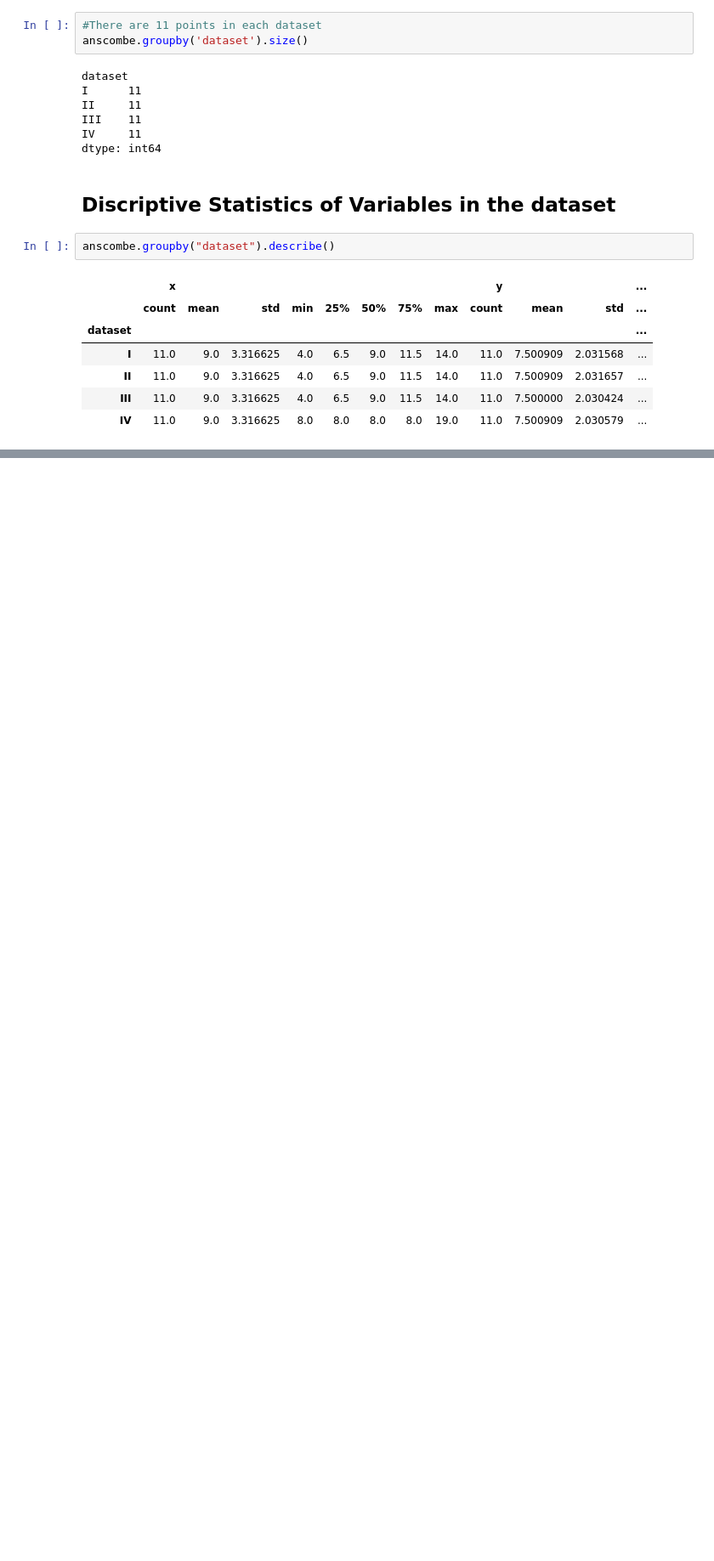
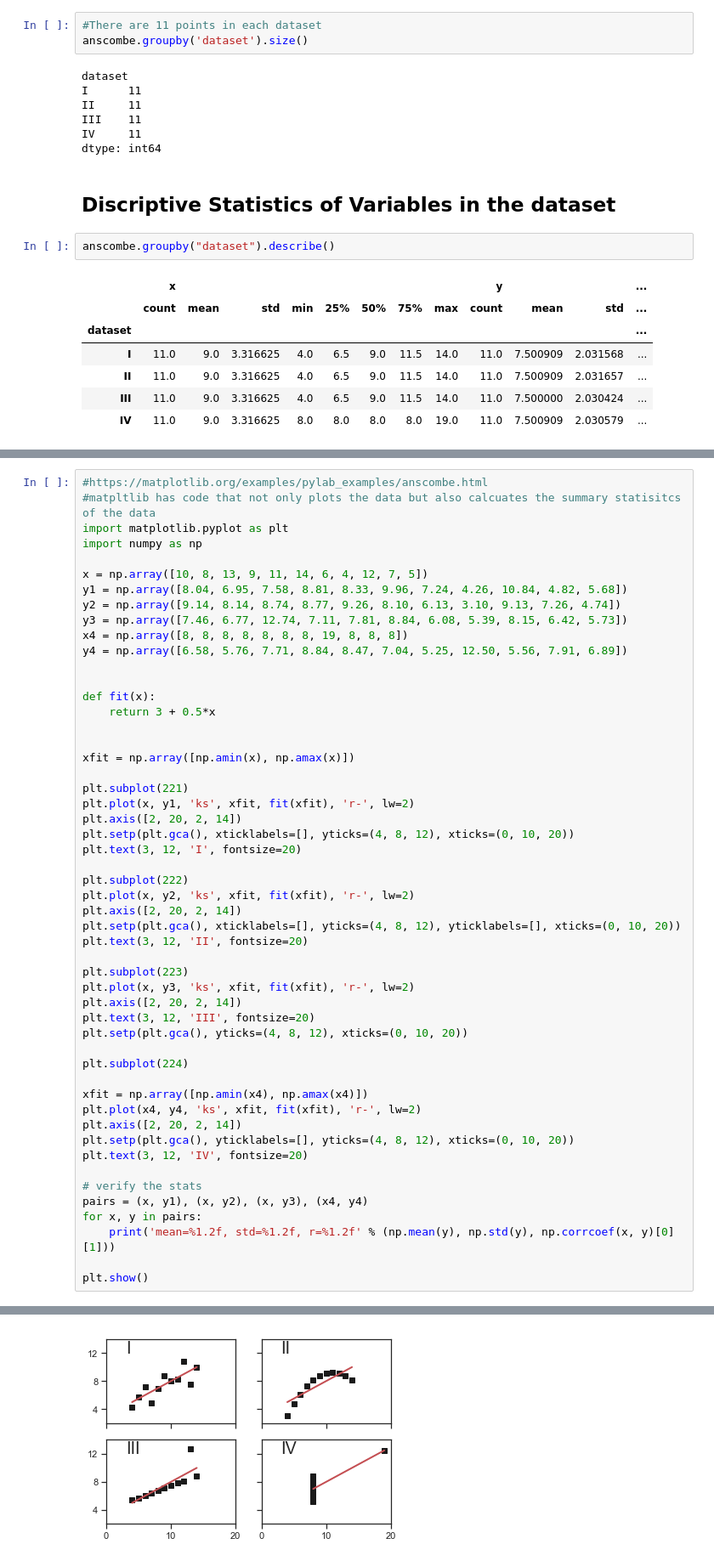
Before and after one commit to ClaireDrummond/Fundamentals-of-DA---Assignments-2018, a Jupyter notebook: Fundamentals of Data Analytics.ipynb, the cells around one changed output, grey strips where cells are left out. Shown: that part at 85% size. Cells and saved outputs as stored; diff of their text form; blank space fills up the shorter version.

Commit message:
further investigation into plotting of data set

```diff
--- a/Fundamentals of Data Analytics.ipynb
+++ b/Fundamentals of Data Analytics.ipynb
@@ -73,0 +77,53 @@ anscombe.groupby("dataset").describe()
+# %%
+#https://matplotlib.org/examples/pylab_examples/anscombe.html
+#matpltlib has code that not only plots the data but also calcuates the summary statisitcs of the data
+import matplotlib.pyplot as plt
+import numpy as np
+
+x = np.array([10, 8, 13, 9, 11, 14, 6, 4, 12, 7, 5])
+y1 = np.array([8.04, 6.95, 7.58, 8.81, 8.33, 9.96, 7.24, 4.26, 10.84, 4.82, 5.68])
+y2 = np.array([9.14, 8.14, 8.74, 8.77, 9.26, 8.10, 6.13, 3.10, 9.13, 7.26, 4.74])
+y3 = np.array([7.46, 6.77, 12.74, 7.11, 7.81, 8.84, 6.08, 5.39, 8.15, 6.42, 5.73])
+x4 = np.array([8, 8, 8, 8, 8, 8, 8, 19, 8, 8, 8])
+y4 = np.array([6.58, 5.76, 7.71, 8.84, 8.47, 7.04, 5.25, 12.50, 5.56, 7.91, 6.89])
+
+
+def fit(x):
+    return 3 + 0.5*x
+
+
+xfit = np.array([np.amin(x), np.amax(x)])
+
+plt.subplot(221)
+plt.plot(x, y1, 'ks', xfit, fit(xfit), 'r-', lw=2)
+plt.axis([2, 20, 2, 14])
+plt.setp(plt.gca(), xticklabels=[], yticks=(4, 8, 12), xticks=(0, 10, 20))
+plt.text(3, 12, 'I', fontsize=20)
+
+plt.subplot(222)
+plt.plot(x, y2, 'ks', xfit, fit(xfit), 'r-', lw=2)
+plt.axis([2, 20, 2, 14])
+plt.setp(plt.gca(), xticklabels=[], yticks=(4, 8, 12), yticklabels=[], xticks=(0, 10, 20))
+plt.text(3, 12, 'II', fontsize=20)
+
+plt.subplot(223)
+plt.plot(x, y3, 'ks', xfit, fit(xfit), 'r-', lw=2)
+plt.axis([2, 20, 2, 14])
+plt.text(3, 12, 'III', fontsize=20)
+plt.setp(plt.gca(), yticks=(4, 8, 12), xticks=(0, 10, 20))
+
+plt.subplot(224)
+
+xfit = np.array([np.amin(x4), np.amax(x4)])
+plt.plot(x4, y4, 'ks', xfit, fit(xfit), 'r-', lw=2)
+plt.axis([2, 20, 2, 14])
+plt.setp(plt.gca(), yticklabels=[], yticks=(4, 8, 12), xticks=(0, 10, 20))
+plt.text(3, 12, 'IV', fontsize=20)
+
+# verify the stats
+pairs = (x, y1), (x, y2), (x, y3), (x4, y4)
+for x, y in pairs:
+    print('mean=%1.2f, std=%1.2f, r=%1.2f' % (np.mean(y), np.std(y), np.corrcoef(x, y)[0][1]))
+
+plt.show()
+# %% [output]
@@ -74,2 +134,3 @@ anscombe.groupby("dataset").describe()
+[figure, added]
 # %%
 %matplotlib inline
```
Also changed, not shown: parts of 10 cells of this notebook.
